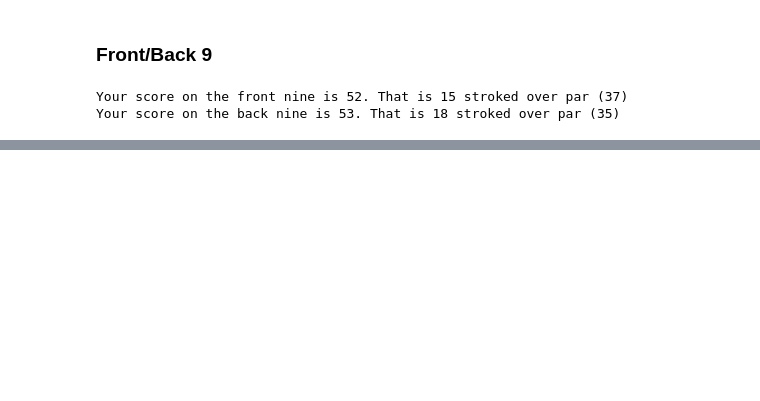
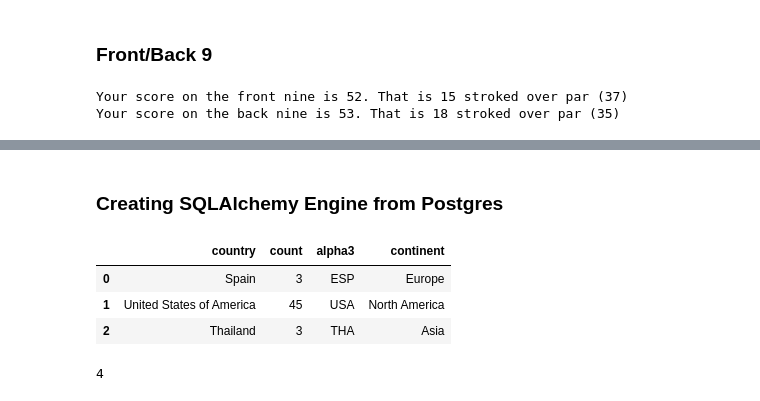
Before and after one commit to JaumeClave/masters, a Jupyter notebook: notebooks/01_golf_dashboard.ipynb, the cells around one changed output, grey strips where cells are left out. Cells and saved outputs as stored; diff of their text form; code cells hidden in the pictures; blank space fills up the shorter version.

```diff
--- a/notebooks/01_golf_dashboard.ipynb
+++ b/notebooks/01_golf_dashboard.ipynb
@@ -395,0 +456,27 @@ Your score on the back nine is 53. That is 18 stroked over par (35)
+# %%
+con, cursor = connect_to_postgres_database(USER, PASSWORD, DATABASE, host="127.0.0.1", port="5432")
+
+
+user_id = 1
+insert_command = """SELECT ac.country, ac.count, country_code.alpha3, country_code.continent
+                    FROM country_code
+                    JOIN (SELECT country, count(country)
+                        FROM (SELECT course.name, course.country, round.course_id
+                            FROM course
+                            INNER JOIN round on course.course_id = round.course_id
+                            WHERE course.user_id=%(user_id)s) AS ac
+                    GROUP BY country) ac
+                    ON country_code.country = ac.country;"""
+# cursor.execute(insert_command, [user_id])
+# cursor.fetchall()
+# %% [markdown]
+### Creating SQLAlchemy Engine from Postgres
+# %%
+from sqlalchemy import create_engine
+
+USER = "postgres"
+PASSWORD = "Barca2011"
+DATABASE = "golf_dashboard_db"
+
+engine = create_engine('postgresql+psycopg2://postgres:Barca2011@localhost/golf_dashboard_db')
+engine = create_engine("postgresql+psycopg2://" + USER + ":" + PASSWORD + "@localhost/" + DATABASE)
@@ -395,0 +493,8 @@ Your score on the back nine is 53. That is 18 stroked over par (35)
+# %%
+played_in_country_df = pd.read_sql_query(insert_command, con=engine, params={"user_id": 1})
+played_in_country_df
+# %% [output]
+|  | country | count | alpha3 | continent |
+| 0 | Spain | 3 | ESP | Europe |
+| 1 | United States of America | 45 | USA | North America |
+| 2 | Thailand | 3 | THA | Asia |
@@ -395,0 +506,4 @@ Your score on the back nine is 53. That is 18 stroked over par (35)
+# %%
+2+2
+# %% [output]
+4
```
Also changed, not shown: parts of 8 cells of this notebook, 10 other files.
